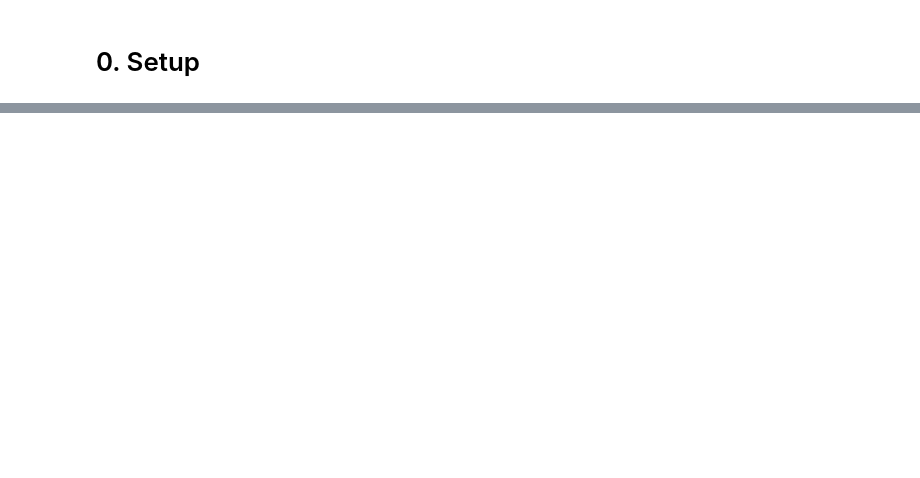
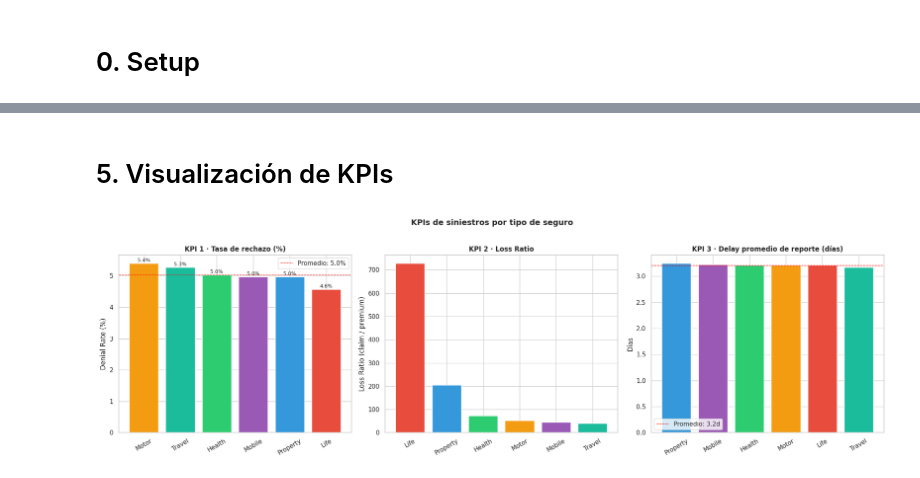
Before and after one commit to SantyPereyra01/Challenge-TEKNE, a Jupyter notebook: 02_analytics_negocio.ipynb, the cells around one changed output, grey strips where cells are left out. Saved outputs shown, nothing was run; the diff lists cells and outputs as text; code cells hidden in the pictures; blank space fills up the shorter version.

```diff
--- a/02_analytics_negocio.ipynb
+++ b/02_analytics_negocio.ipynb
@@ -729,0 +274,45 @@ Las variables más relevantes para predecir si un claim será denegado son:
+# %% [markdown]
+# 5. Visualización de KPIs
+# %%
+# =========================
+# Gráficos de los 3 KPIs
+# =========================
+
+fig, axes = plt.subplots(1, 3, figsize=(20, 6))
+
+# --- KPI 1: Tasa de rechazo ---
+kpi1 = kpis_by_type.sort_values("denial_rate_pct", ascending=False)
+colors1 = [INSURANCE_PALETTE[t] for t in kpi1["insurance_type"]]
+bars1 = axes[0].bar(kpi1["insurance_type"], kpi1["denial_rate_pct"], color=colors1, edgecolor="white")
+axes[0].axhline(y=denial_global, color="red", linestyle="--", linewidth=1, label=f"Promedio: {denial_global:.1f}%")
+axes[0].set_title("KPI 1 · Tasa de rechazo (%)", fontweight="bold")
+axes[0].set_ylabel("Denial Rate (%)")
+axes[0].legend()
+axes[0].tick_params(axis="x", rotation=30)
+for bar, val in zip(bars1, kpi1["denial_rate_pct"]):
+    axes[0].text(bar.get_x() + bar.get_width()/2, bar.get_height() + 0.05, f"{val:.1f}%", ha="center", fontsize=9)
+
+# --- KPI 2: Loss Ratio ---
+kpi2 = kpis_by_type.sort_values("loss_ratio", ascending=False)
+colors2 = [INSURANCE_PALETTE[t] for t in kpi2["insurance_type"]]
+bars2 = axes[1].bar(kpi2["insurance_type"], kpi2["loss_ratio"], color=colors2, edgecolor="white")
+axes[1].set_title("KPI 2 · Loss Ratio", fontweight="bold")
+axes[1].set_ylabel("Loss Ratio (claim / premium)")
+axes[1].tick_params(axis="x", rotation=30)
+
+# --- KPI 3: Tiempo de reporte ---
+kpi3 = kpis_by_type.sort_values("avg_report_delay", ascending=False)
+colors3 = [INSURANCE_PALETTE[t] for t in kpi3["insurance_type"]]
+bars3 = axes[2].bar(kpi3["insurance_type"], kpi3["avg_report_delay"], color=colors3, edgecolor="white")
+axes[2].axhline(y=delay_global, color="red", linestyle="--", linewidth=1, label=f"Promedio: {delay_global:.1f}d")
+axes[2].set_title("KPI 3 · Delay promedio de reporte (días)", fontweight="bold")
+axes[2].set_ylabel("Días")
+axes[2].legend()
+axes[2].tick_params(axis="x", rotation=30)
+
+plt.suptitle("KPIs de siniestros por tipo de seguro", fontsize=14, fontweight="bold", y=1.02)
+plt.tight_layout()
+plt.savefig("kpis_por_tipo.png", dpi=150, bbox_inches="tight")
+plt.show()
+# %% [output]
+[figure, added]
```
Also changed, not shown: parts of 65 cells of this notebook, 13 other files.
